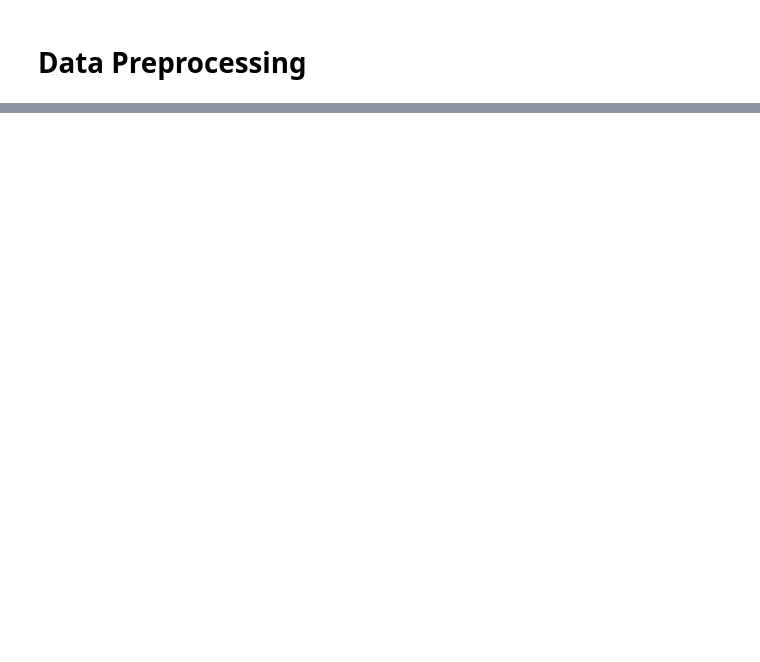
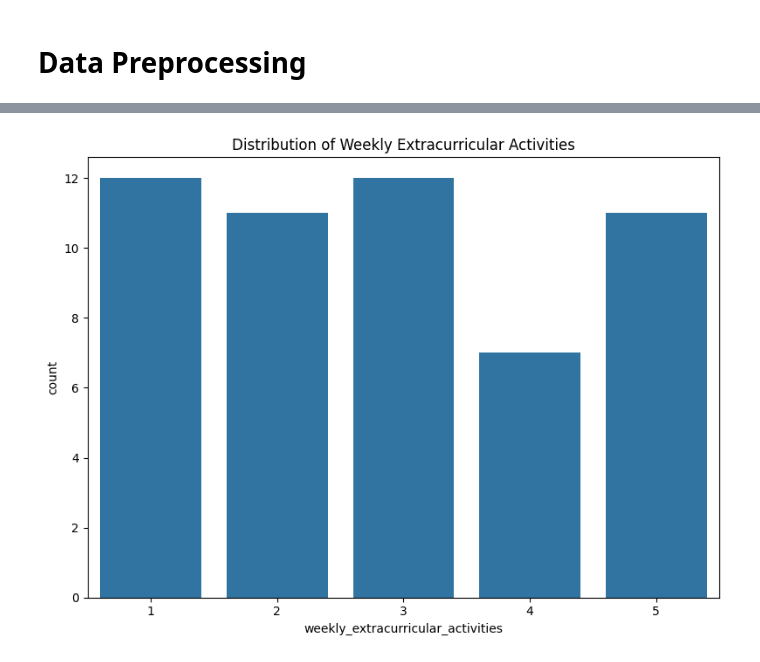
Before and after one commit to Odeyiany2/Student-Stress-Factor-ML, a Jupyter notebook: Student Stress Factor.ipynb, the cells around one changed output, grey strips where cells are left out. Cells and saved outputs as stored; diff of their text form; code cells hidden in the pictures; blank space fills up the shorter version.

```diff
--- a/Student Stress Factor.ipynb
+++ b/Student Stress Factor.ipynb
@@ -57,0 +124,7 @@ new_column_name = {}  #dictionary to map old names with new names
+# %%
+plt.figure(figsize = (8,6))
+sns.countplot(df, x="weekly_extracurricular_activities")
+plt.title("Distribution of Weekly Extracurricular Activities")
+plt.tight_layout();
+# %% [output]
+[figure, added]
```
Also changed, not shown: parts of 13 cells of this notebook.
